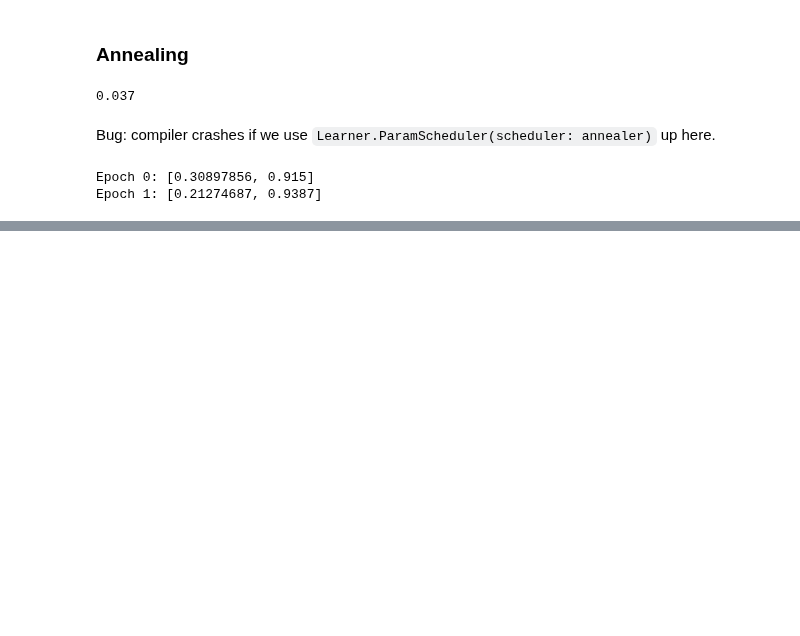
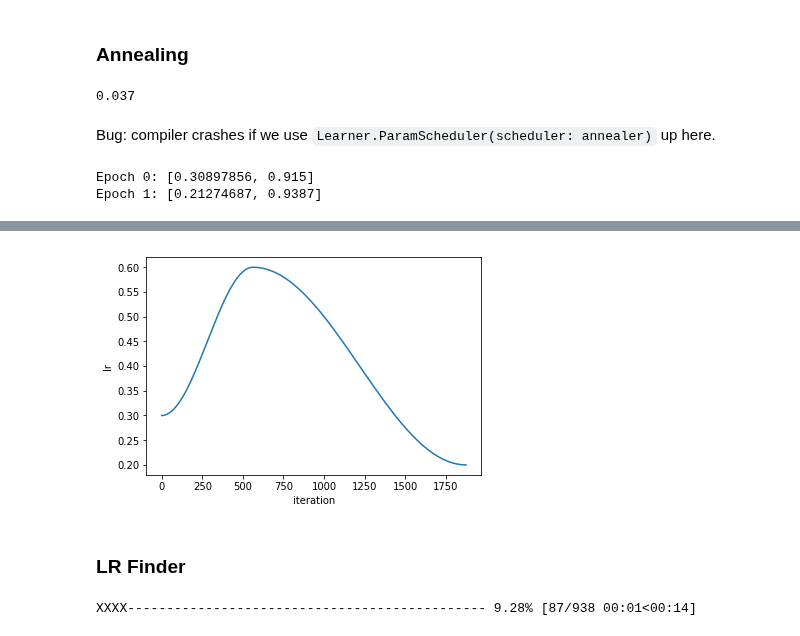
Before and after one commit to fastai/fastai_dev, a Jupyter notebook: dev_swift/05_anneal.ipynb, the cells around one changed output, grey strips where cells are left out. Saved outputs shown, nothing was run; the diff lists cells and outputs as text; code cells hidden in the pictures; blank space fills up the shorter version.

```diff
--- a/dev_swift/05_anneal.ipynb
+++ b/dev_swift/05_anneal.ipynb
@@ -339,0 +391,6 @@ Epoch 1: [0.21274687, 0.9387]
+# %%
+recorder.plotLRs()
+# %% [output]
+[figure, added]
+# %% [markdown]
+### LR Finder
@@ -339,0 +433,4 @@ Epoch 1: [0.21274687, 0.9387]
+# %%
+learner.fit(2)
+# %% [output]
+XXXX---------------------------------------------- 9.28% [87/938 00:01<00:14]
```
Also changed, not shown: parts of 20 cells of this notebook, 3 other files.
